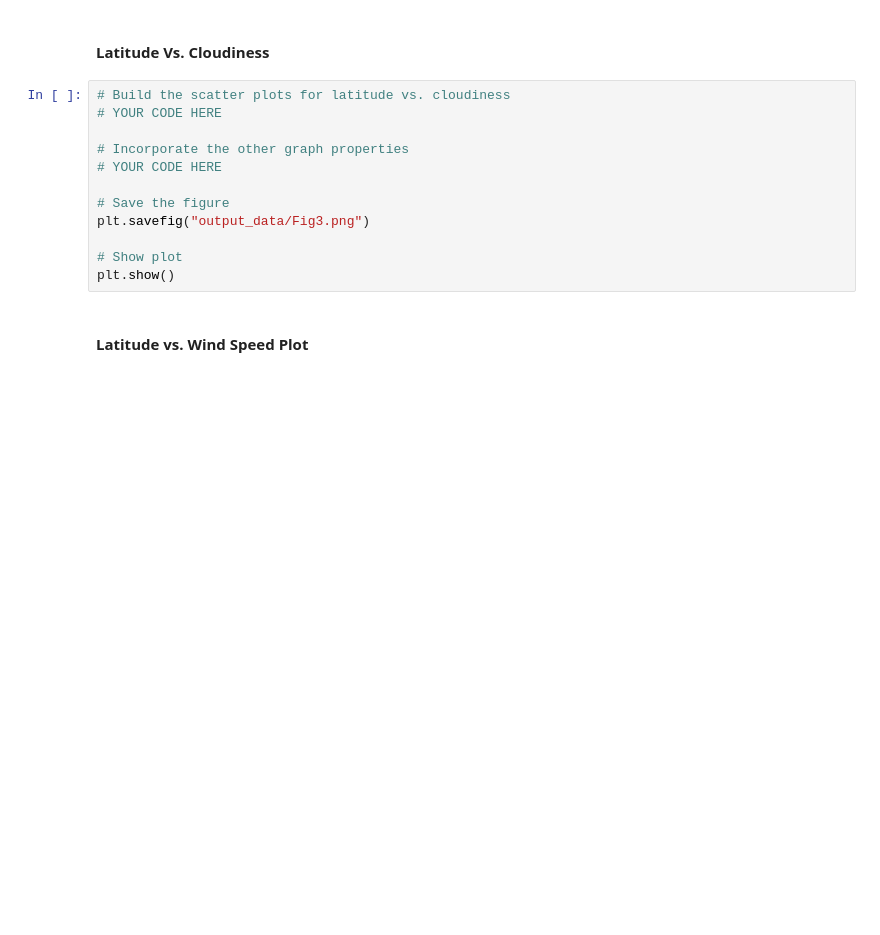
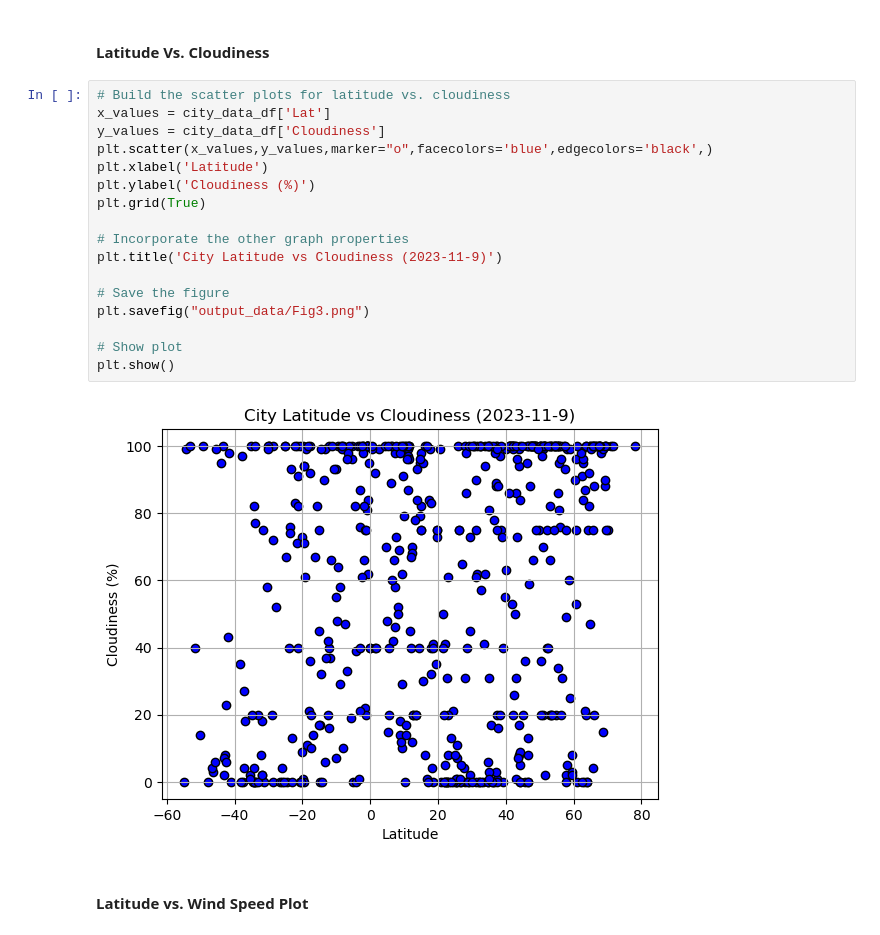
Before and after one commit to RaeAnnG/python-api-challenge, a Jupyter notebook: starter_code/WeatherPy.RG.ipynb, the cells around one changed output. Saved outputs shown, nothing was run; the diff lists cells and outputs as text; blank space fills up the shorter version.

```diff
--- a/starter_code/WeatherPy.RG.ipynb
+++ b/starter_code/WeatherPy.RG.ipynb
@@ -239,16 +253,23 @@ plt.show()
 #### Latitude Vs. Cloudiness
 # %%
 # Build the scatter plots for latitude vs. cloudiness
-# YOUR CODE HERE
+x_values = city_data_df['Lat']
+y_values = city_data_df['Cloudiness']
+plt.scatter(x_values,y_values,marker="o",facecolors='blue',edgecolors='black',)
+plt.xlabel('Latitude')
+plt.ylabel('Cloudiness (%)')
+plt.grid(True)
 
 # Incorporate the other graph properties
-# YOUR CODE HERE
+plt.title('City Latitude vs Cloudiness (2023-11-9)')
 
 # Save the figure
 plt.savefig("output_data/Fig3.png")
 
 # Show plot
 plt.show()
+# %% [output]
+[figure, added]
 # %% [markdown]
 #### Latitude vs. Wind Speed Plot
 # %%
```
Also changed, not shown: parts of 3 cells of this notebook, 4 other files.
